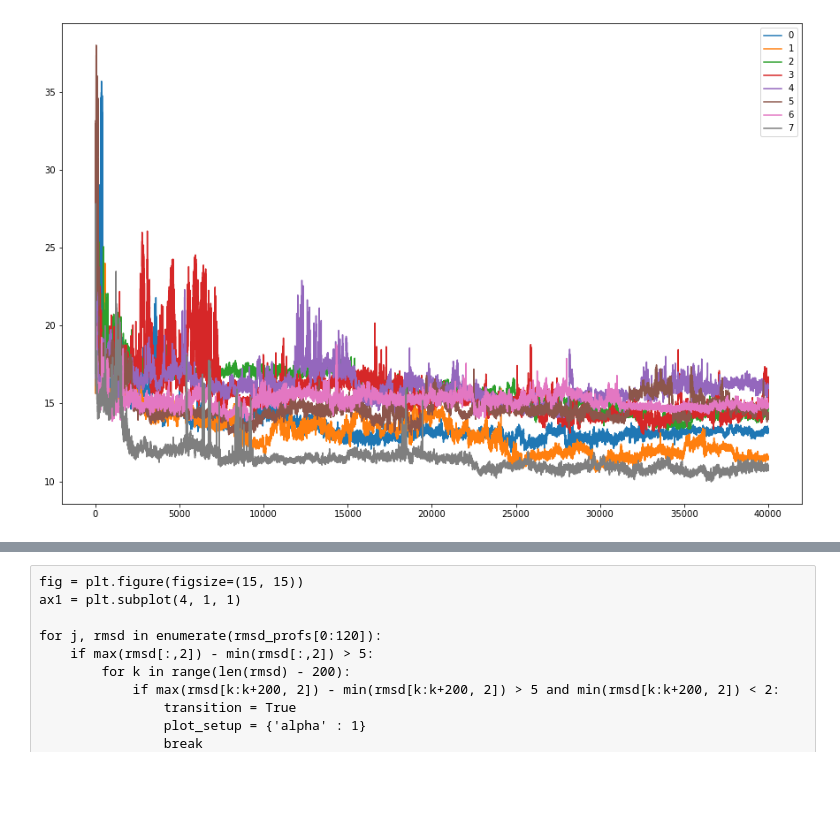
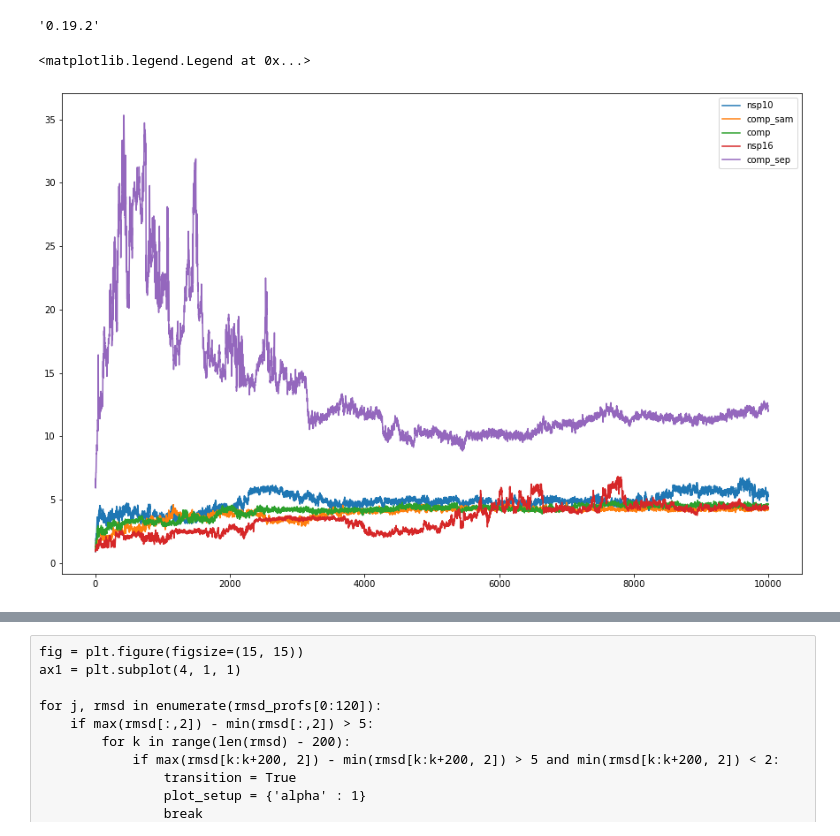
Before and after one commit to hengma1001/biophys_analysis, a Jupyter notebook: traj_analysis/RMSD.ipynb, the cells around one changed output, grey strips where cells are left out. Cells and saved outputs as stored; diff of their text form; code cells hidden in the pictures; blank space fills up the shorter version.

```diff
--- a/traj_analysis/RMSD.ipynb
+++ b/traj_analysis/RMSD.ipynb
@@ -10,16 +11,3 @@ import matplotlib.pyplot as plt
 import MDAnalysis as mda
 from MDAnalysis.analysis import distances
 from MDAnalysis.analysis.rms import RMSD
-# %%
-ref_pdb = '../../inputs/1KBH.pdb'
-pdb_files = sorted(glob.glob('../../md_runs/input_00*/prod_md/protein.pdb'))
-traj_files = sorted(glob.glob('../../md_runs/input_00*/prod_md/protein.dcd'))
-# %%
-rmsd_profs = []
-ref_traj = mda.Universe(ref_pdb)
-for traj_file, pdb_file in zip(traj_files, pdb_files):
-    mda_traj = mda.Universe(pdb_file, traj_file)
-    print("Loaded strcture and run RMSD ")
-    rmsd_inst = RMSD(mda_traj, ref_traj, select='protein and name CA', verbose=True)
-    rmsd_inst.run()
-    rmsd_profs.append(rmsd_inst.rmsd)
@@ -45,10 +74,15 @@ Loaded strcture and run RMSD
+# %%
+mda.__version__
+# %% [output]
+'0.19.2'
 # %%
 fig, ax = plt.subplots(figsize=(15,10))
 n_traj = 0
 
-for j, rmsd in enumerate(rmsd_profs):
-    ax.plot(rmsd[:,1], rmsd[:,2], label=j)
+for rmsd in rmsd_profs:
+    rmsd_prof = rmsd_profs[rmsd]
+    ax.plot(rmsd_prof[:,2], label=rmsd)
 plt.legend()
-plt.savefig('RMSD.pdf')
 # %% [output]
+<matplotlib.legend.Legend at 0x...>
-[figure, old version]
+[figure, new version]
```
Also changed, not shown: parts of 29 cells of this notebook, 1 other file.
